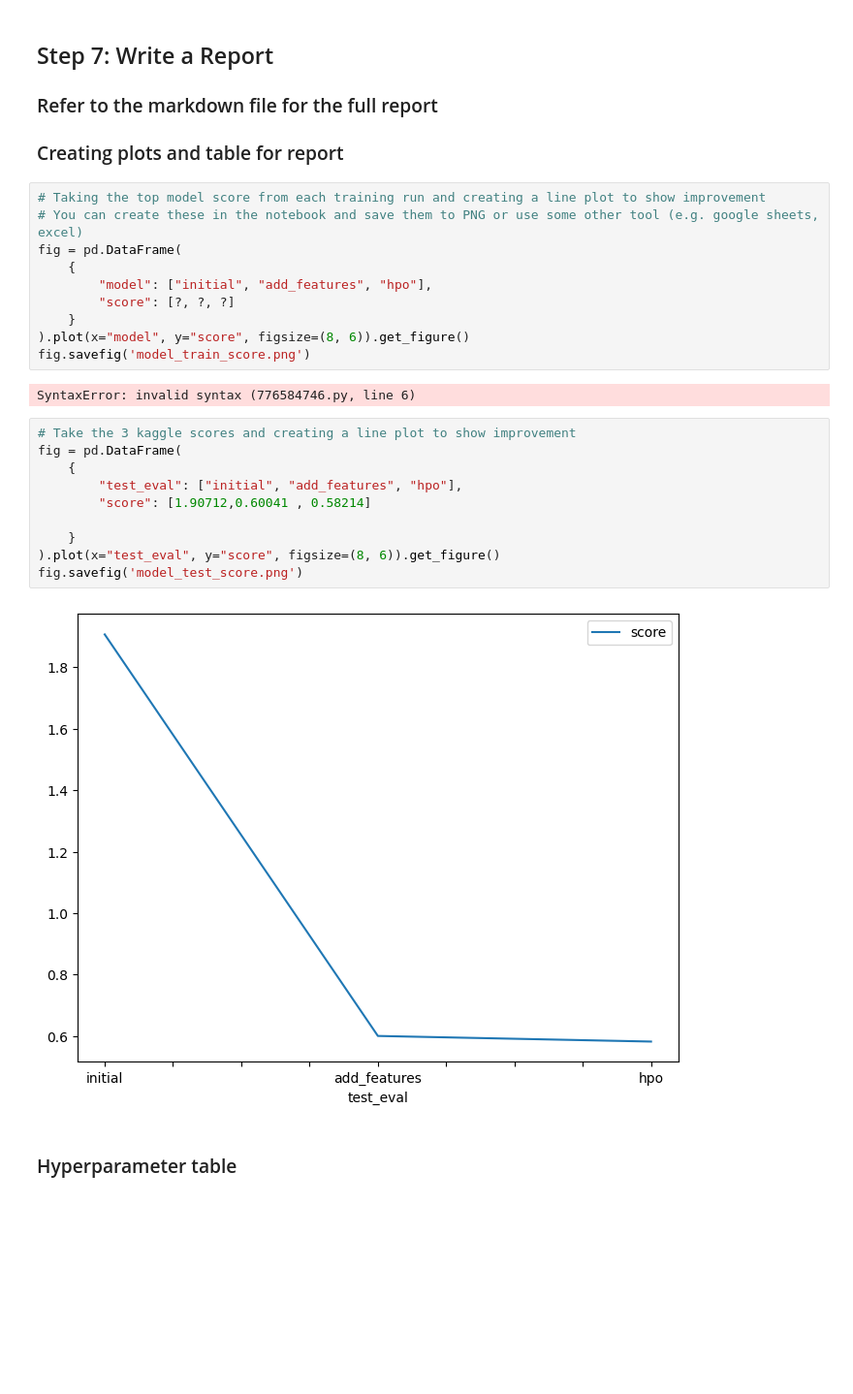
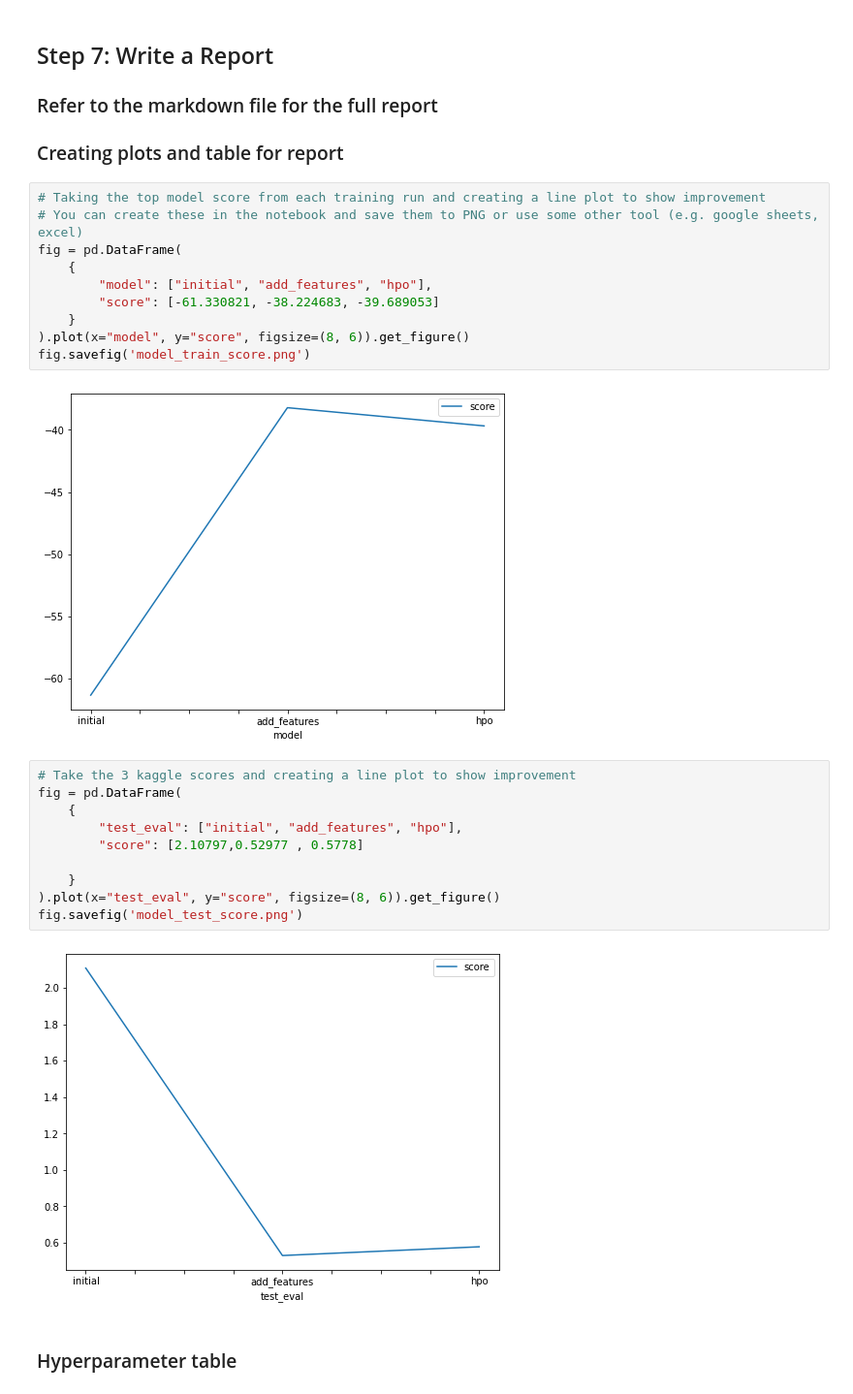
Before and after one commit to michaelgobz/cd0385-project-starter, a Jupyter notebook: project/bike-sharing-project-using-autogluon.ipynb, the cells around one changed output. Shown at 97% size. Drawn from its saved outputs; the diff is of its cells as text; blank space fills up the shorter version.

```diff
--- a/project/bike-sharing-project-using-autogluon.ipynb
+++ b/project/bike-sharing-project-using-autogluon.ipynb
@@ -727,24 +808,24 @@ submission_new_hpo.csv       2024-04-28 08:35:40  new features with hyperparamet
 fig = pd.DataFrame(
     {
         "model": ["initial", "add_features", "hpo"],
-        "score": [?, ?, ?]
+        "score": [-61.330821, -38.224683, -39.689053]
     }
 ).plot(x="model", y="score", figsize=(8, 6)).get_figure()
 fig.savefig('model_train_score.png')
 # %% [output]
-SyntaxError: invalid syntax (776584746.py, line 6)
+[figure, added]
 # %%
 # Take the 3 kaggle scores and creating a line plot to show improvement
 fig = pd.DataFrame(
     {
         "test_eval": ["initial", "add_features", "hpo"],
-        "score": [1.90712,0.60041 , 0.58214]
+        "score": [2.10797,0.52977 , 0.5778]
 
     }
 ).plot(x="test_eval", y="score", figsize=(8, 6)).get_figure()
 fig.savefig('model_test_score.png')
 # %% [output]
-[figure, old version]
+[figure, new version]
 # %% [markdown]
 ### Hyperparameter table
 # %%
```
Also changed, not shown: parts of 26 cells of this notebook, 5 other files.
